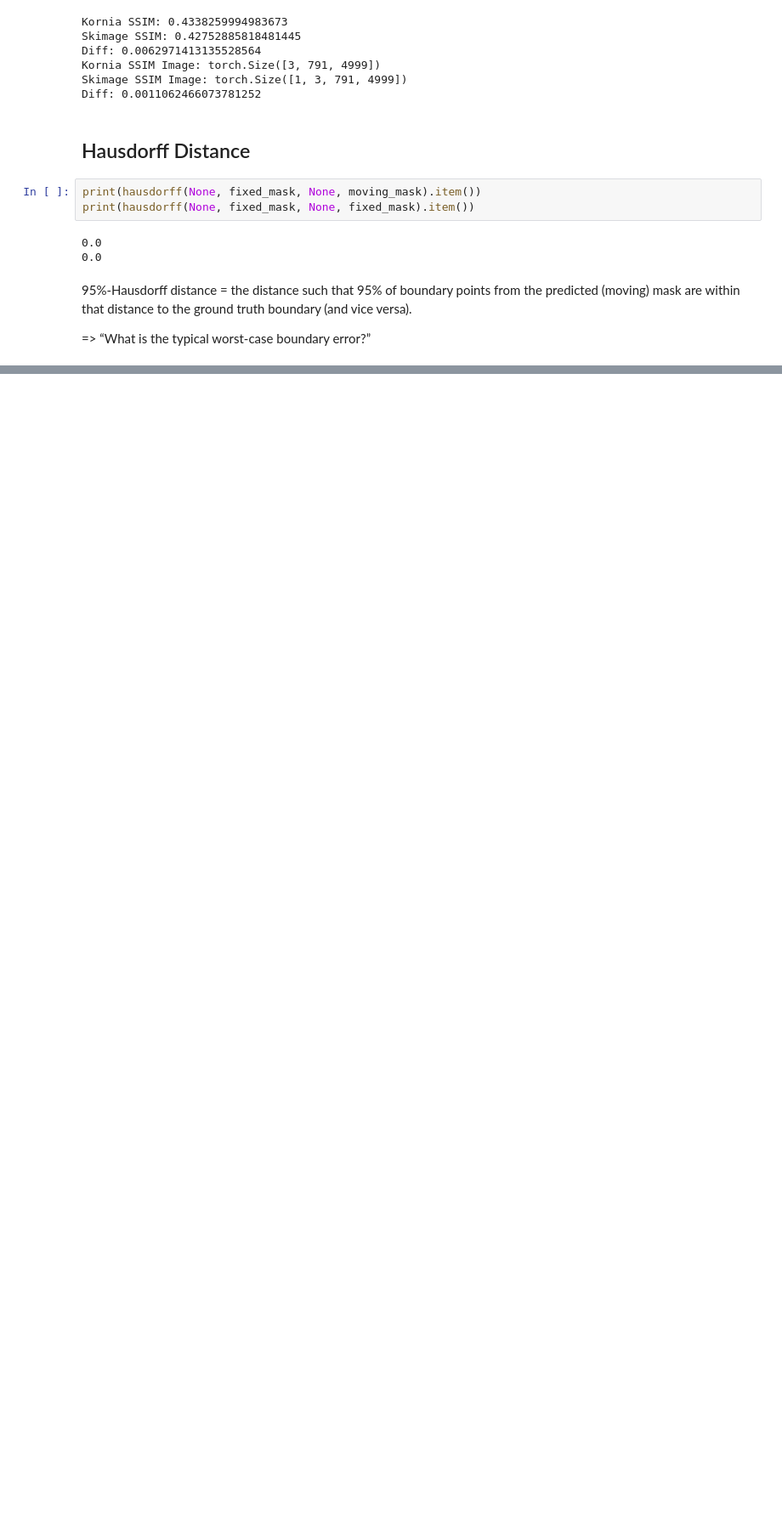
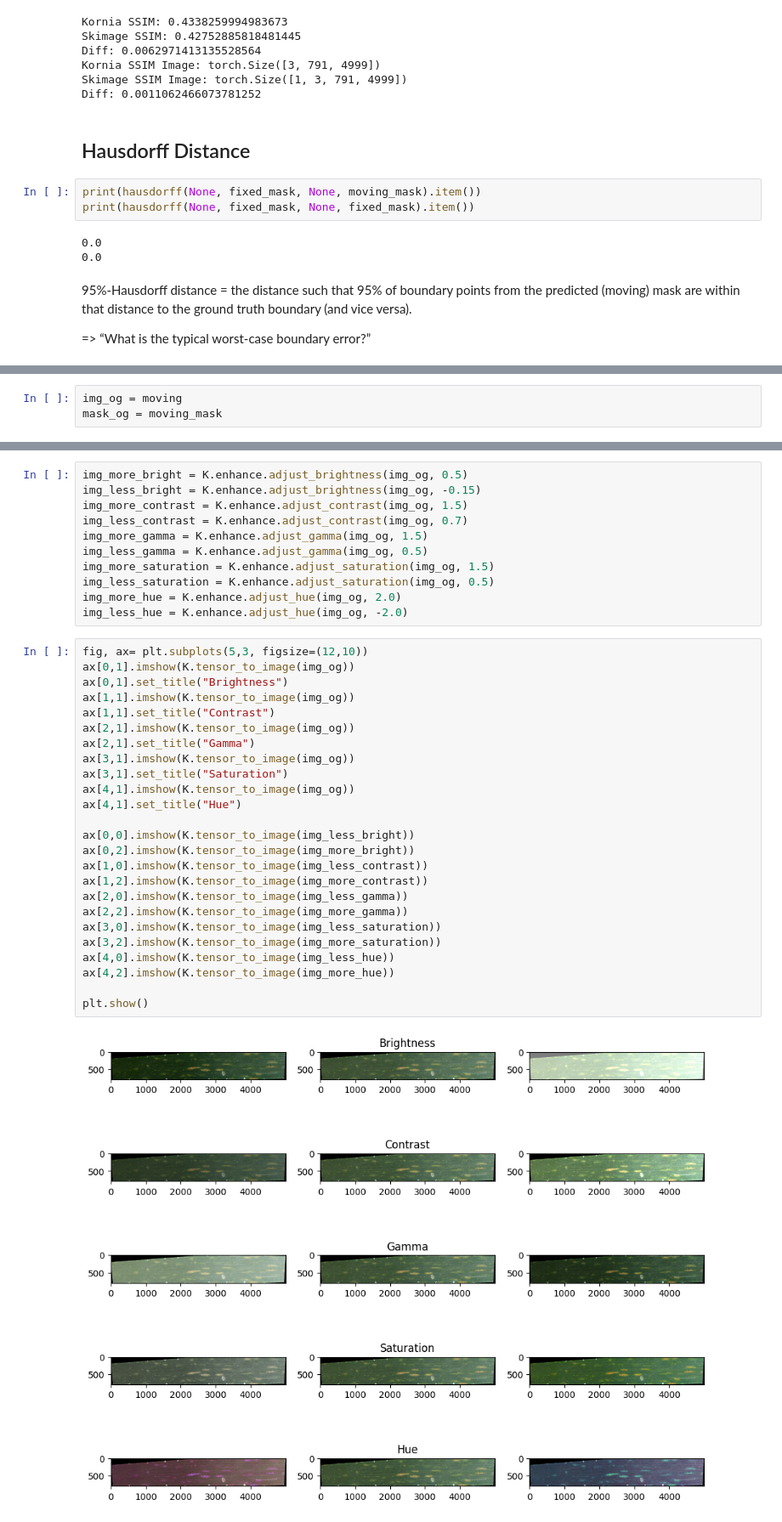
Before and after one commit to eboesch/LeafAlignment, a Jupyter notebook: Metrics.ipynb, the cells around one changed output, grey strips where cells are left out. Shown at 85% size. Cells and saved outputs as stored; diff of their text form; blank space fills up the shorter version.

```diff
--- a/Metrics.ipynb
+++ b/Metrics.ipynb
@@ -378,0 +510,3 @@ print(hausdorff(None, fixed_mask, None, fixed_mask).item())
+# %%
+img_og = moving
+mask_og = moving_mask
@@ -378,0 +517,38 @@ print(hausdorff(None, fixed_mask, None, fixed_mask).item())
+# %%
+img_more_bright = K.enhance.adjust_brightness(img_og, 0.5)
+img_less_bright = K.enhance.adjust_brightness(img_og, -0.15)
+img_more_contrast = K.enhance.adjust_contrast(img_og, 1.5)
+img_less_contrast = K.enhance.adjust_contrast(img_og, 0.7)
+img_more_gamma = K.enhance.adjust_gamma(img_og, 1.5)
+img_less_gamma = K.enhance.adjust_gamma(img_og, 0.5)
+img_more_saturation = K.enhance.adjust_saturation(img_og, 1.5)
+img_less_saturation = K.enhance.adjust_saturation(img_og, 0.5)
+img_more_hue = K.enhance.adjust_hue(img_og, 2.0)
+img_less_hue = K.enhance.adjust_hue(img_og, -2.0)
+# %%
+fig, ax= plt.subplots(5,3, figsize=(12,10))
+ax[0,1].imshow(K.tensor_to_image(img_og))
+ax[0,1].set_title("Brightness")
+ax[1,1].imshow(K.tensor_to_image(img_og))
+ax[1,1].set_title("Contrast")
+ax[2,1].imshow(K.tensor_to_image(img_og))
+ax[2,1].set_title("Gamma")
+ax[3,1].imshow(K.tensor_to_image(img_og))
+ax[3,1].set_title("Saturation")
+ax[4,1].imshow(K.tensor_to_image(img_og))
+ax[4,1].set_title("Hue")
+
+ax[0,0].imshow(K.tensor_to_image(img_less_bright))
+ax[0,2].imshow(K.tensor_to_image(img_more_bright))
+ax[1,0].imshow(K.tensor_to_image(img_less_contrast))
+ax[1,2].imshow(K.tensor_to_image(img_more_contrast))
+ax[2,0].imshow(K.tensor_to_image(img_less_gamma))
+ax[2,2].imshow(K.tensor_to_image(img_more_gamma))
+ax[3,0].imshow(K.tensor_to_image(img_less_saturation))
+ax[3,2].imshow(K.tensor_to_image(img_more_saturation))
+ax[4,0].imshow(K.tensor_to_image(img_less_hue))
+ax[4,2].imshow(K.tensor_to_image(img_more_hue))
+
+plt.show()
+# %% [output]
+[figure, added]
```
Also changed, not shown: parts of 29 cells of this notebook, 5 other files.
